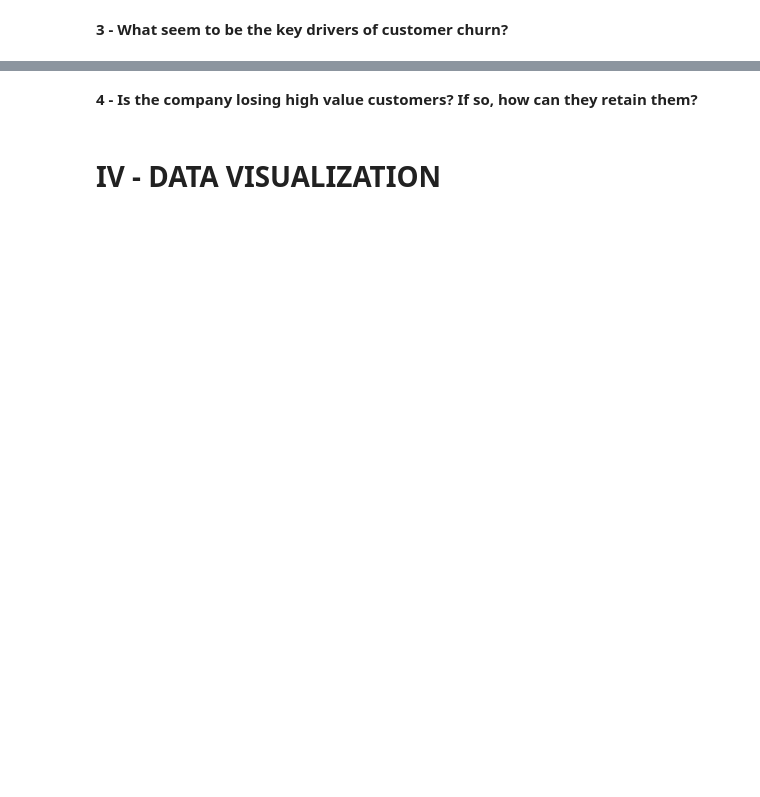
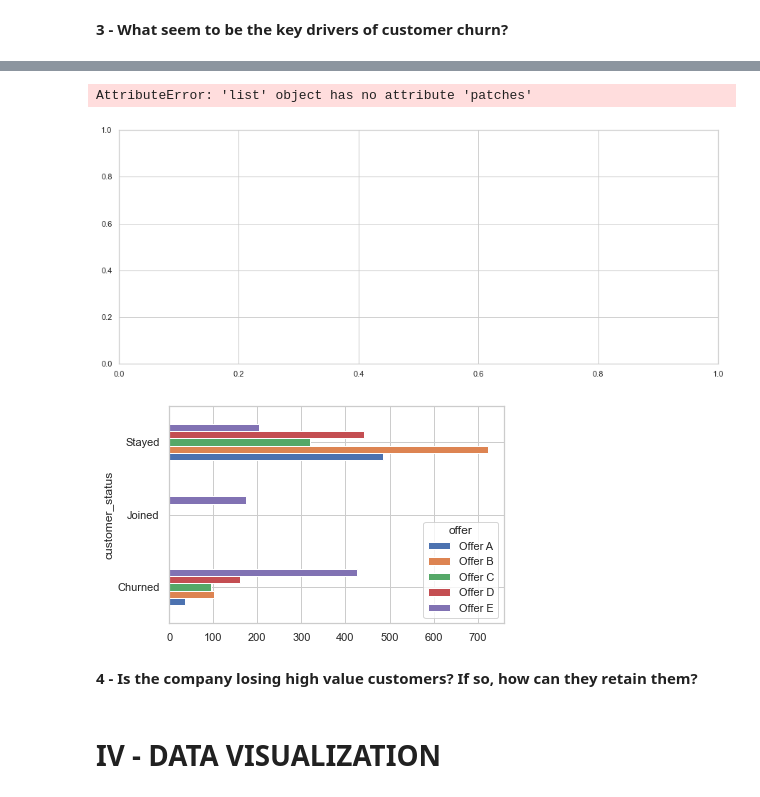
Before and after one commit to Yurhigz/Telecom_Churn, a Jupyter notebook: Script_Python.ipynb, the cells around one changed output, grey strips where cells are left out. Saved outputs shown, nothing was run; the diff lists cells and outputs as text; code cells hidden in the pictures; blank space fills up the shorter version.

```diff
--- a/Script_Python.ipynb
+++ b/Script_Python.ipynb
@@ -421,3 +440,12 @@ dtype: int64
+# %%
+fig, ax = plt.subplots(figsize=(15,6))
+ax = df.groupby(['customer_status','offer']).size().unstack().drop('None', axis = 1).plot(kind = 'barh')
+ax.bar_label(ax.containers)
+plt.show()
+# %% [output]
+AttributeError: 'list' object has no attribute 'patches'
+[figure, added]
+[figure, added]
 # %% [markdown]
 <b>4 - Is the company losing high value customers? If so, how can they retain them?</b>
 # %% [markdown]
```
Also changed, not shown: parts of 55 cells of this notebook.
